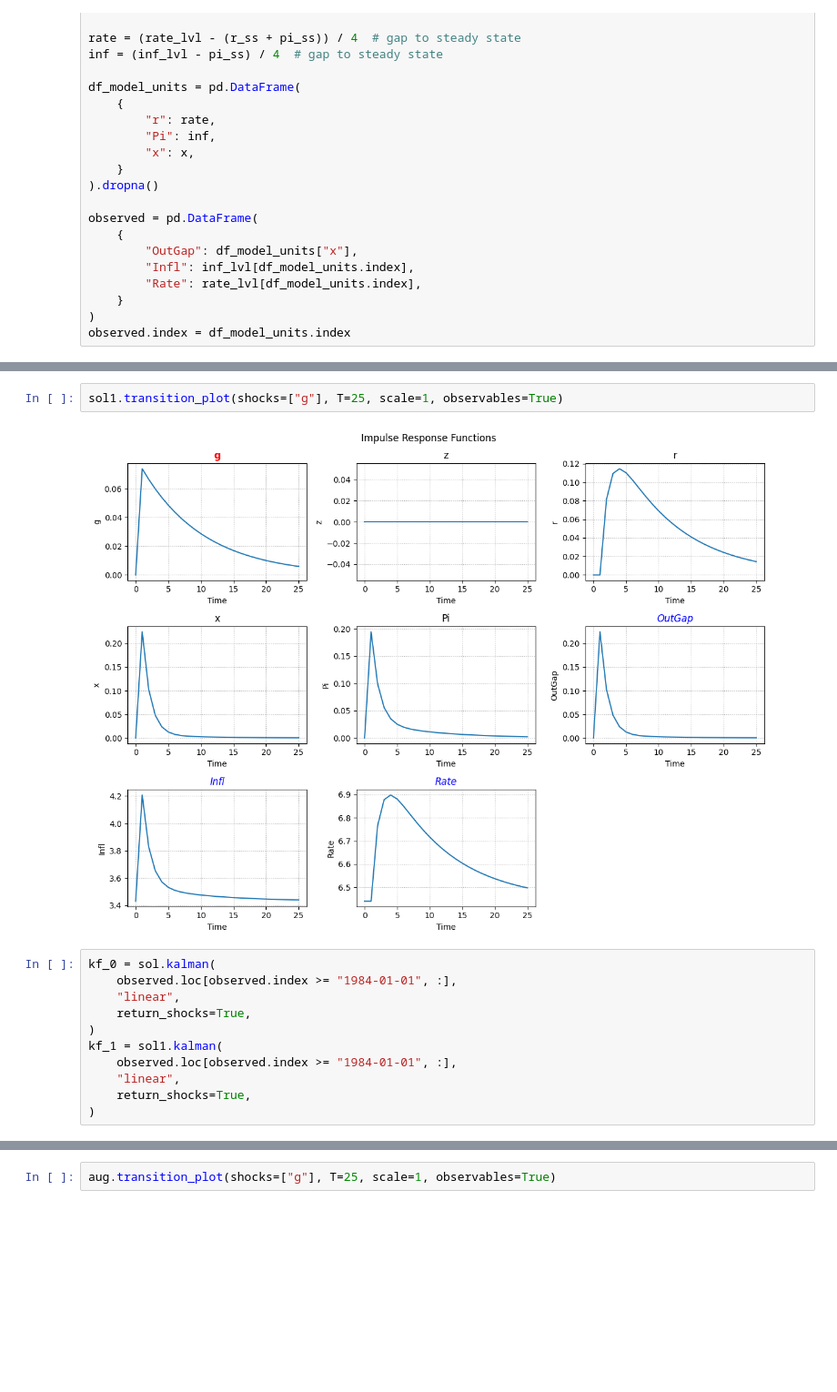
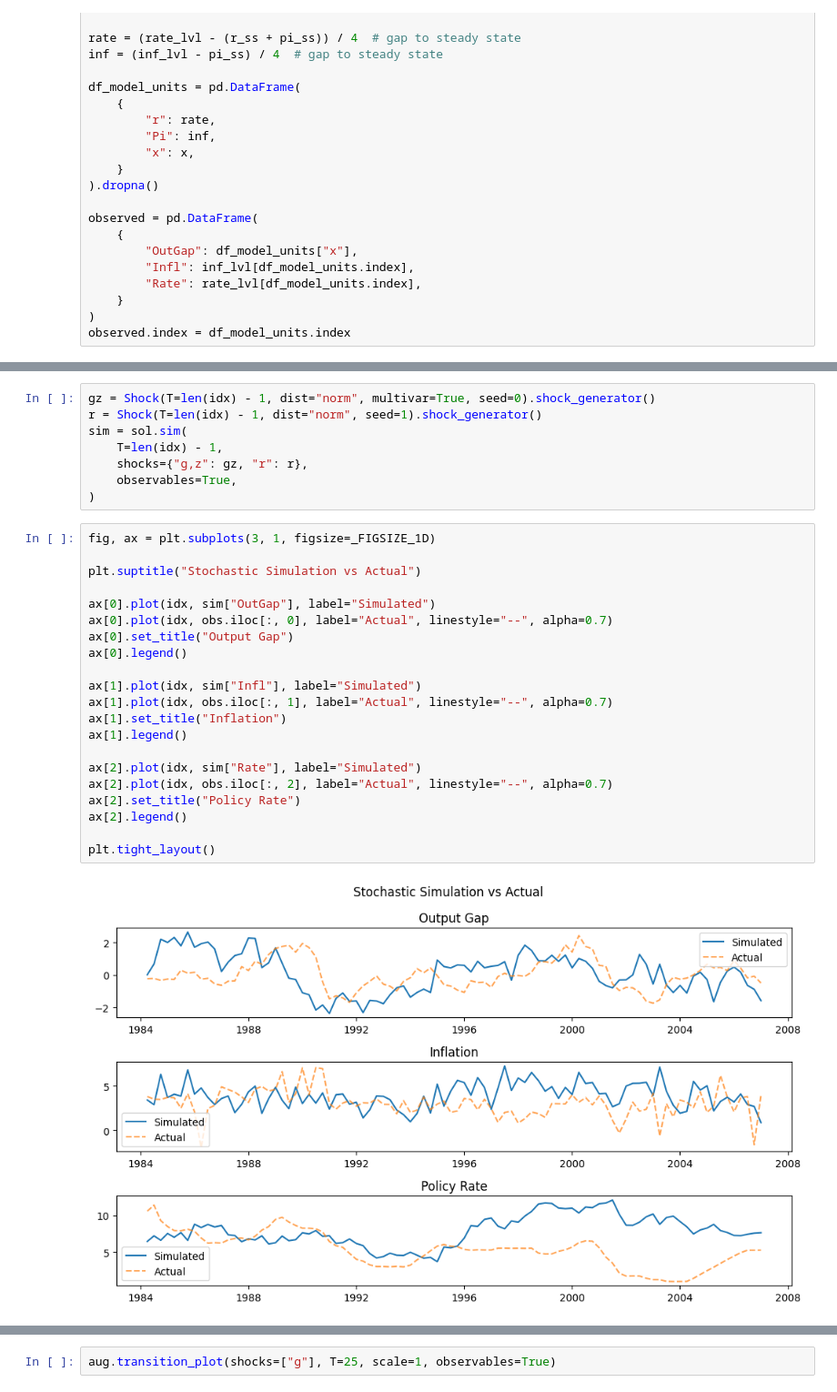
Before and after one commit to GongJr0/SymbolicDSGE, a Jupyter notebook: scripts/param_estimation.ipynb, the cells around one changed output, grey strips where cells are left out. Shown at 91% size. Cells and saved outputs as stored; diff of their text form; blank space fills up the shorter version.

```diff
--- a/scripts/param_estimation.ipynb
+++ b/scripts/param_estimation.ipynb
@@ -304,16 +342,32 @@ dtype: float64
 # %%
-sol1.transition_plot(shocks=["g"], T=25, scale=1, observables=True)
+gz = Shock(T=len(idx) - 1, dist="norm", multivar=True, seed=0).shock_generator()
+r = Shock(T=len(idx) - 1, dist="norm", seed=1).shock_generator()
+sim = sol.sim(
+    T=len(idx) - 1,
+    shocks={"g,z": gz, "r": r},
+    observables=True,
+)
-# %% [output]
-[figure, removed]
 # %%
-kf_0 = sol.kalman(
-    observed.loc[observed.index >= "1984-01-01", :],
-    "linear",
-    return_shocks=True,
-)
-kf_1 = sol1.kalman(
-    observed.loc[observed.index >= "1984-01-01", :],
-    "linear",
-    return_shocks=True,
-)
+fig, ax = plt.subplots(3, 1, figsize=_FIGSIZE_1D)
+
+plt.suptitle("Stochastic Simulation vs Actual")
+
+ax[0].plot(idx, sim["OutGap"], label="Simulated")
+ax[0].plot(idx, obs.iloc[:, 0], label="Actual", linestyle="--", alpha=0.7)
+ax[0].set_title("Output Gap")
+ax[0].legend()
+
+ax[1].plot(idx, sim["Infl"], label="Simulated")
+ax[1].plot(idx, obs.iloc[:, 1], label="Actual", linestyle="--", alpha=0.7)
+ax[1].set_title("Inflation")
+ax[1].legend()
+
+ax[2].plot(idx, sim["Rate"], label="Simulated")
+ax[2].plot(idx, obs.iloc[:, 2], label="Actual", linestyle="--", alpha=0.7)
+ax[2].set_title("Policy Rate")
+ax[2].legend()
+
+plt.tight_layout()
+# %% [output]
+[figure, added]
 # %%
```
Also changed, not shown: parts of 23 cells of this notebook, 4 other files.
